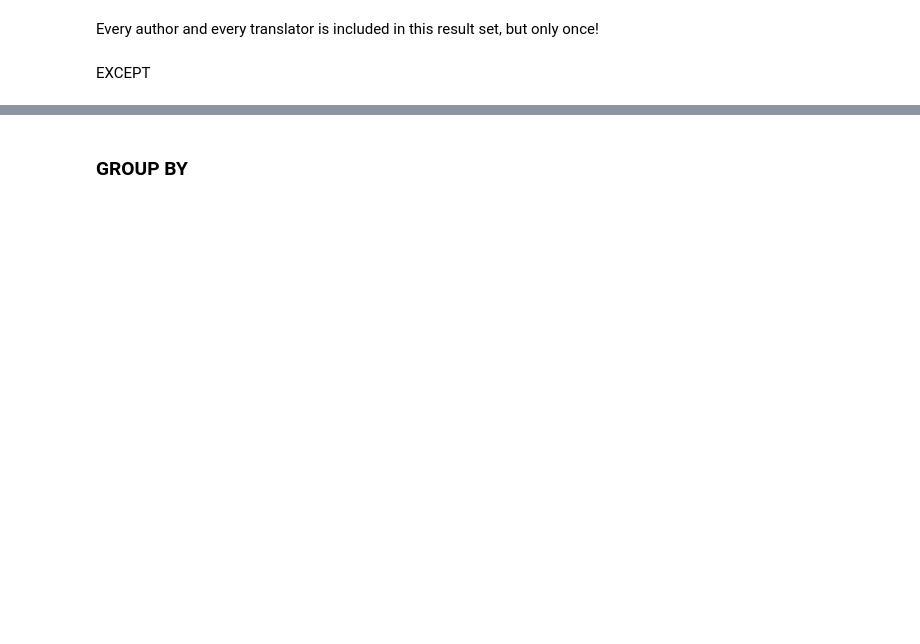
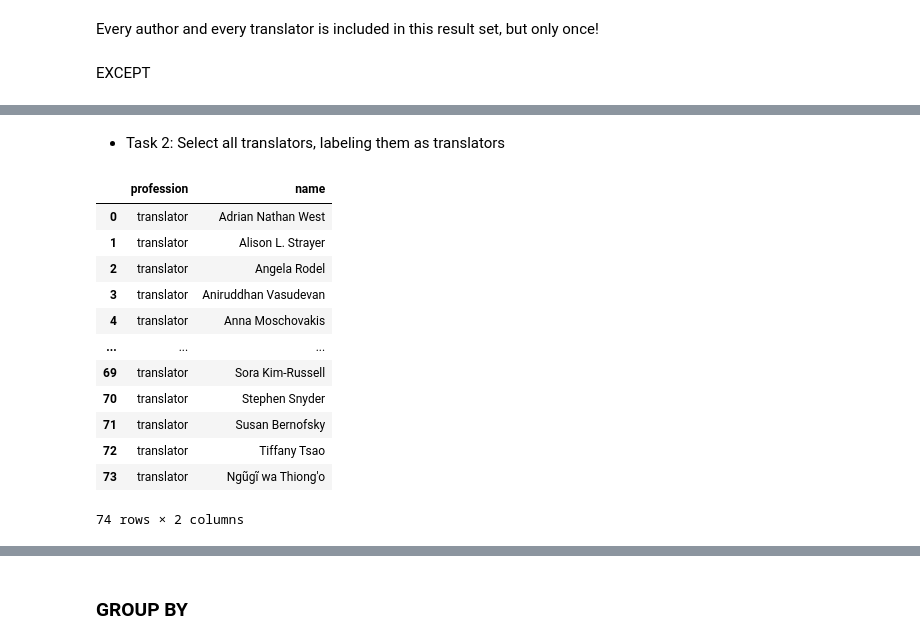
Before and after one commit to engineer-nicolas/cs50sql, a Jupyter notebook: lecture_1_Relating/lecture_1.ipynb, the cells around one changed output, grey strips where cells are left out. Cells and saved outputs as stored; diff of their text form; code cells hidden in the pictures; blank space fills up the shorter version.

```diff
--- a/lecture_1_Relating/lecture_1.ipynb
+++ b/lecture_1_Relating/lecture_1.ipynb
@@ -548,0 +642,22 @@ print(df)
+# %% [markdown]
+- Task 2: Select all translators, labeling them as translators
+# %%
+pd.read_sql_query("""
+SELECT 'translator' AS "profession", "name"
+FROM "translators";
+""",
+conn)
+# %% [output]
+|  | profession | name |
+| 0 | translator | Adrian Nathan West |
+| 1 | translator | Alison L. Strayer |
+| 2 | translator | Angela Rodel |
+| 3 | translator | Aniruddhan Vasudevan |
+| 4 | translator | Anna Moschovakis |
+| ... | ... | ... |
+| 69 | translator | Sora Kim-Russell |
+| 70 | translator | Stephen Snyder |
+| 71 | translator | Susan Bernofsky |
+| 72 | translator | Tiffany Tsao |
+| 73 | translator | Ngũgĩ wa Thiong'o |
+74 rows × 2 columns
```
Also changed, not shown: parts of 45 cells of this notebook.
